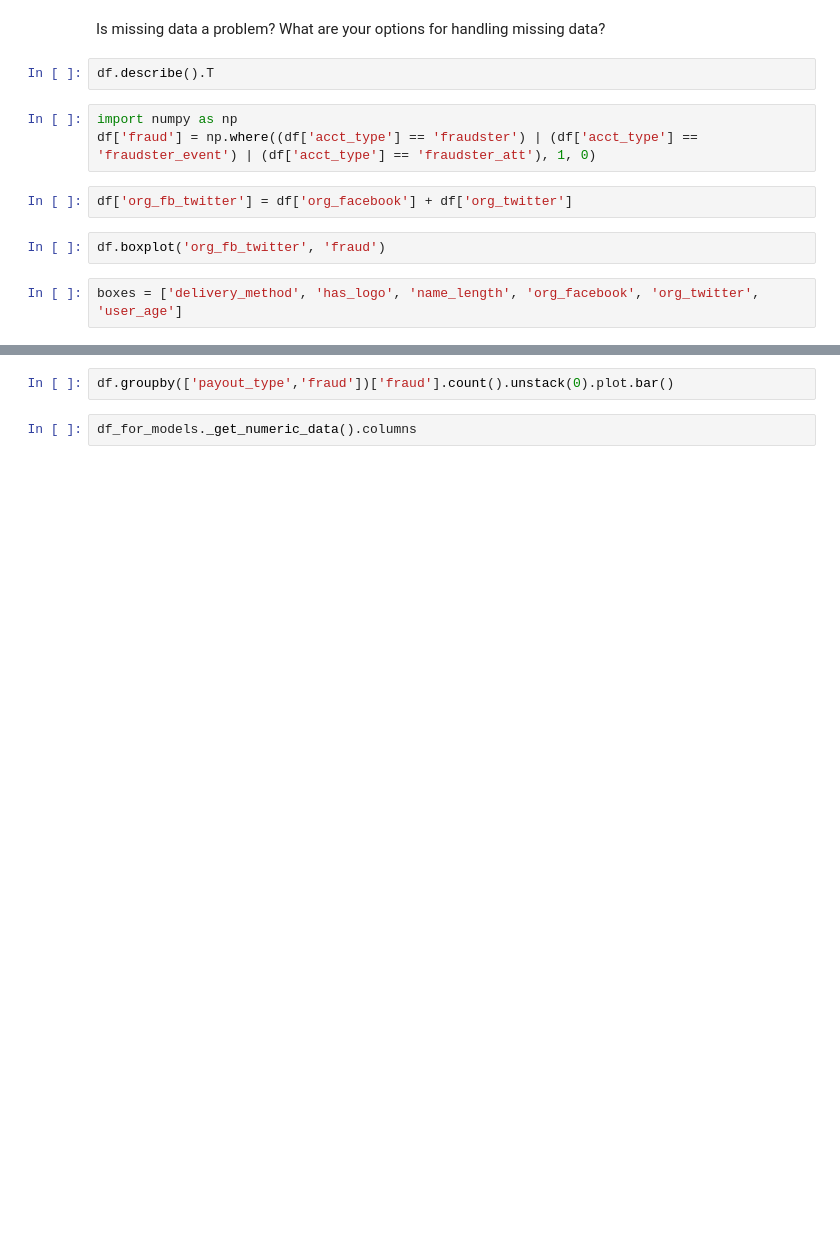
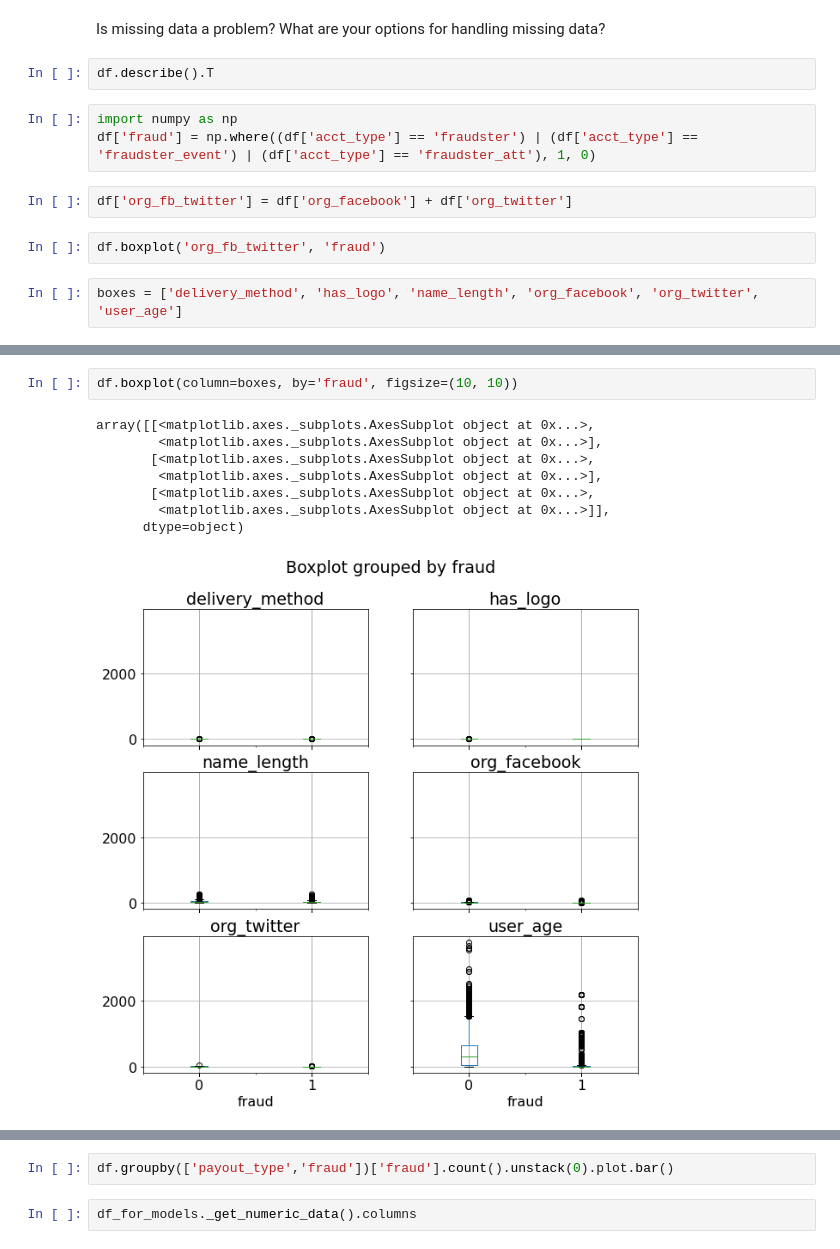
Before and after one commit to jlan84/fraud-detection, a Jupyter notebook: mw_FraudCaseStudyOverview.ipynb, the cells around one changed output, grey strips where cells are left out. Saved outputs shown, nothing was run; the diff lists cells and outputs as text; blank space fills up the shorter version.

```diff
--- a/mw_FraudCaseStudyOverview.ipynb
+++ b/mw_FraudCaseStudyOverview.ipynb
@@ -123,0 +127,11 @@ for box in boxes:
+# %%
+df.boxplot(column=boxes, by='fraud', figsize=(10, 10))
+# %% [output]
+array([[<matplotlib.axes._subplots.AxesSubplot object at 0x...>,
+        <matplotlib.axes._subplots.AxesSubplot object at 0x...>],
+       [<matplotlib.axes._subplots.AxesSubplot object at 0x...>,
+        <matplotlib.axes._subplots.AxesSubplot object at 0x...>],
+       [<matplotlib.axes._subplots.AxesSubplot object at 0x...>,
+        <matplotlib.axes._subplots.AxesSubplot object at 0x...>]],
+      dtype=object)
+[figure, added]
```
Also changed, not shown: parts of 9 cells of this notebook, 4 other files.
